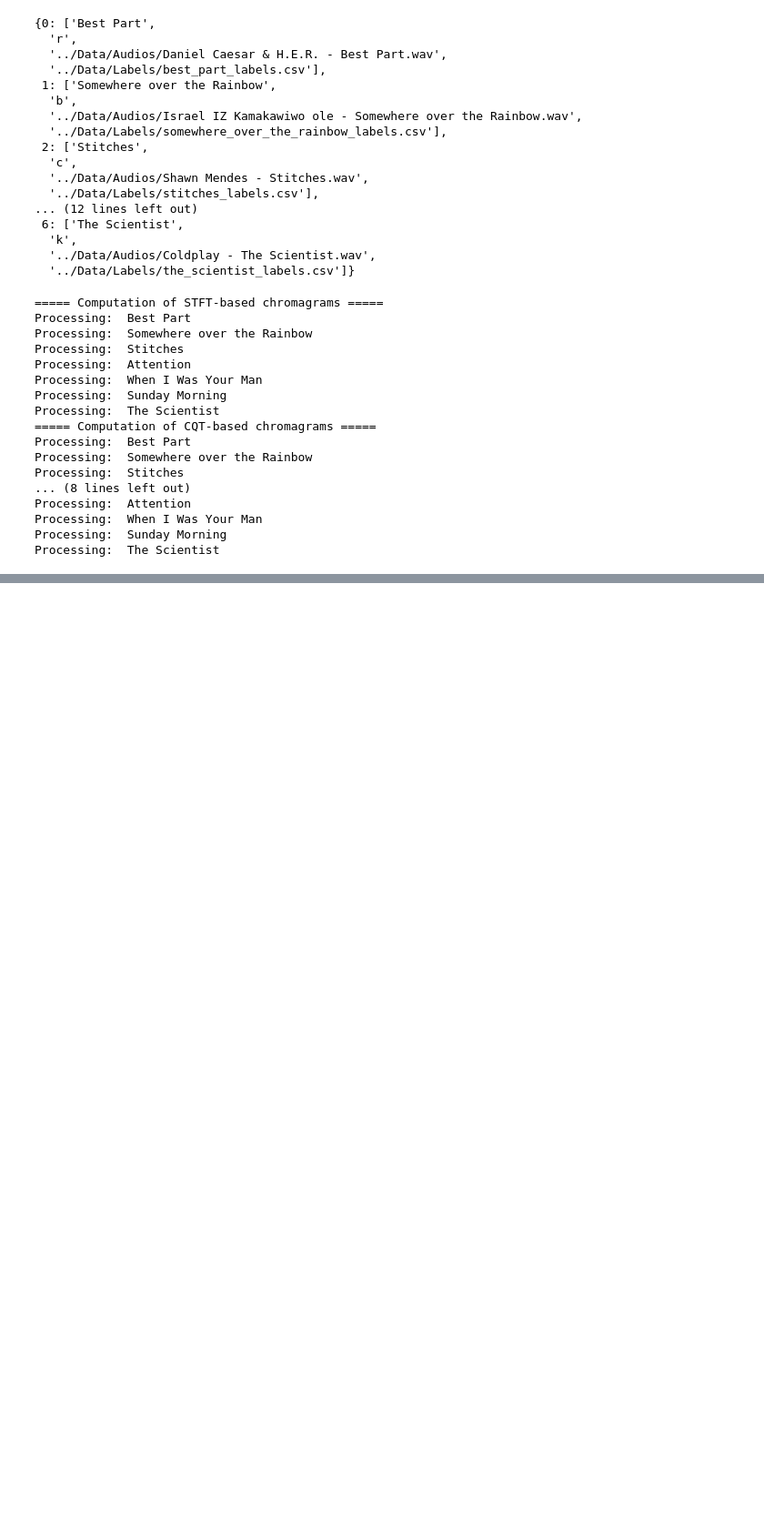
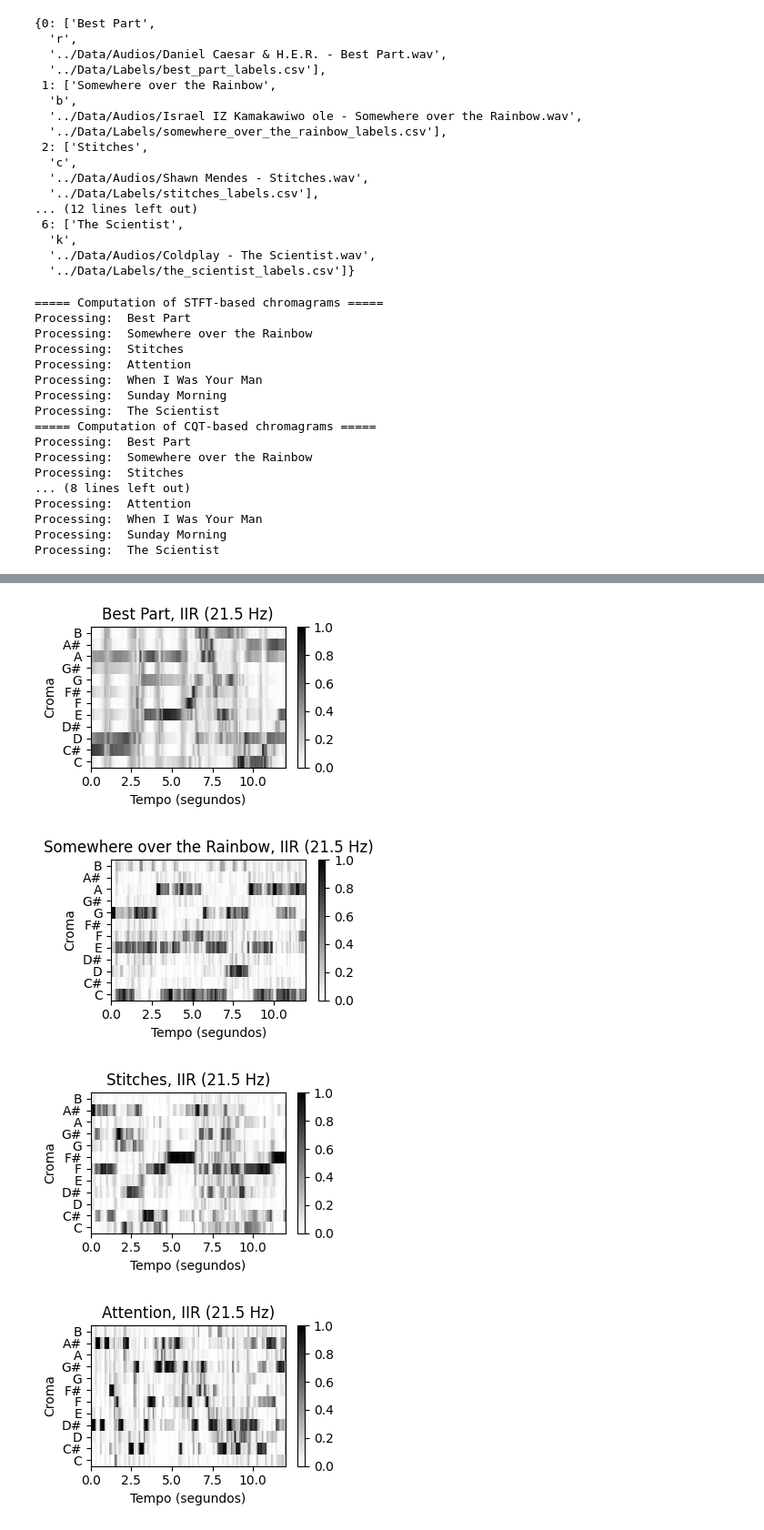
Before and after one commit to RodrigoPita/TCC, a Jupyter notebook: Initial Tests/batch_5.ipynb, the cells around one changed output, grey strips where cells are left out. Shown at 91% size. Cells and saved outputs as stored; diff of their text form; code cells hidden in the pictures; blank space fills up the shorter version.

```diff
--- a/Initial Tests/batch_5.ipynb
+++ b/Initial Tests/batch_5.ipynb
@@ -81,0 +95,9 @@ get_chromagrams(song_selected, song_dict, Fs_X_dict_STFT, X_dict_STFT, Fs_X_dict
+# %%
+# IIR
+chroma_type = 2
+get_chromagram(song_selected, song_dict, Fs_X_dict_IIR, X_dict_IIR, chroma_type=chroma_type)
+# %% [output]
+[figure, added]
+[figure, added]
+[figure, added]
+[figure, added]
```
Also changed, not shown: parts of 4 cells of this notebook, 12 other files.
